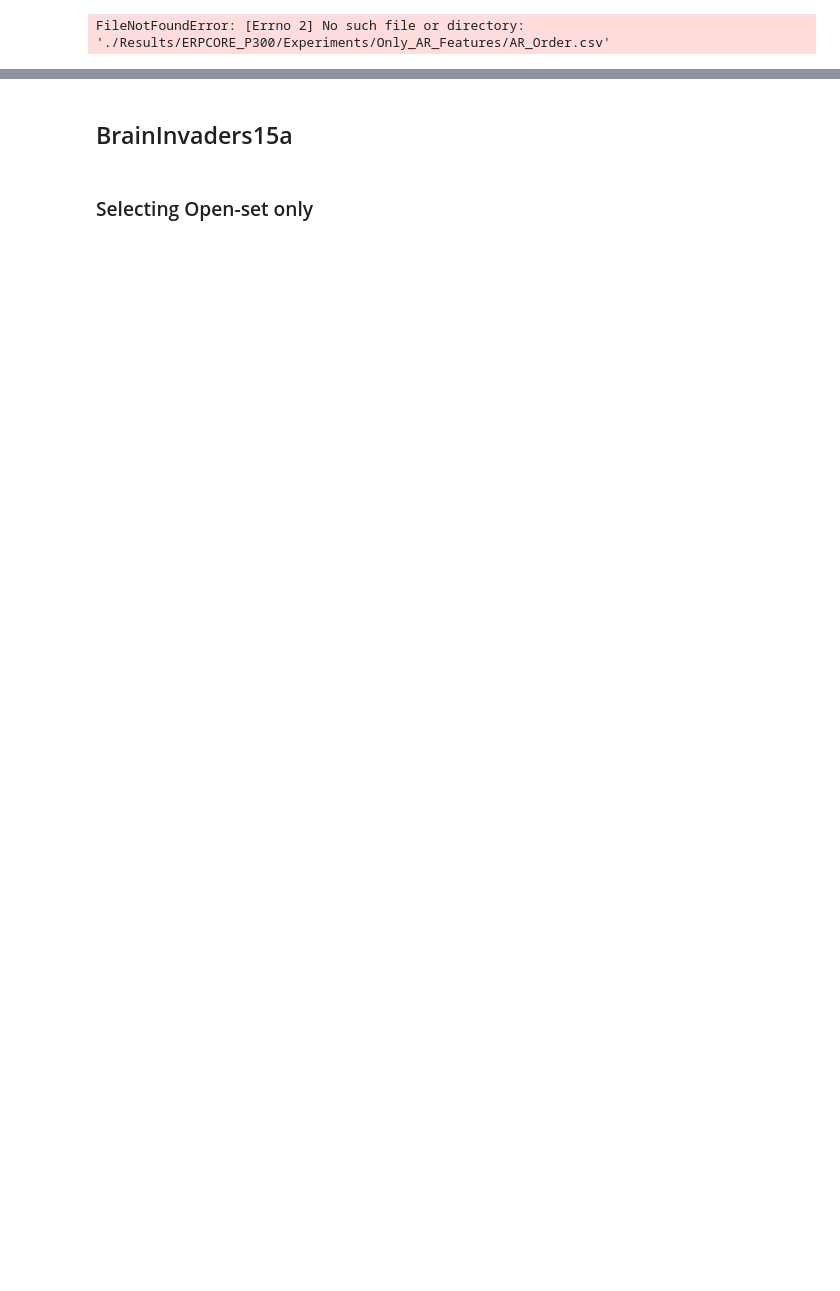
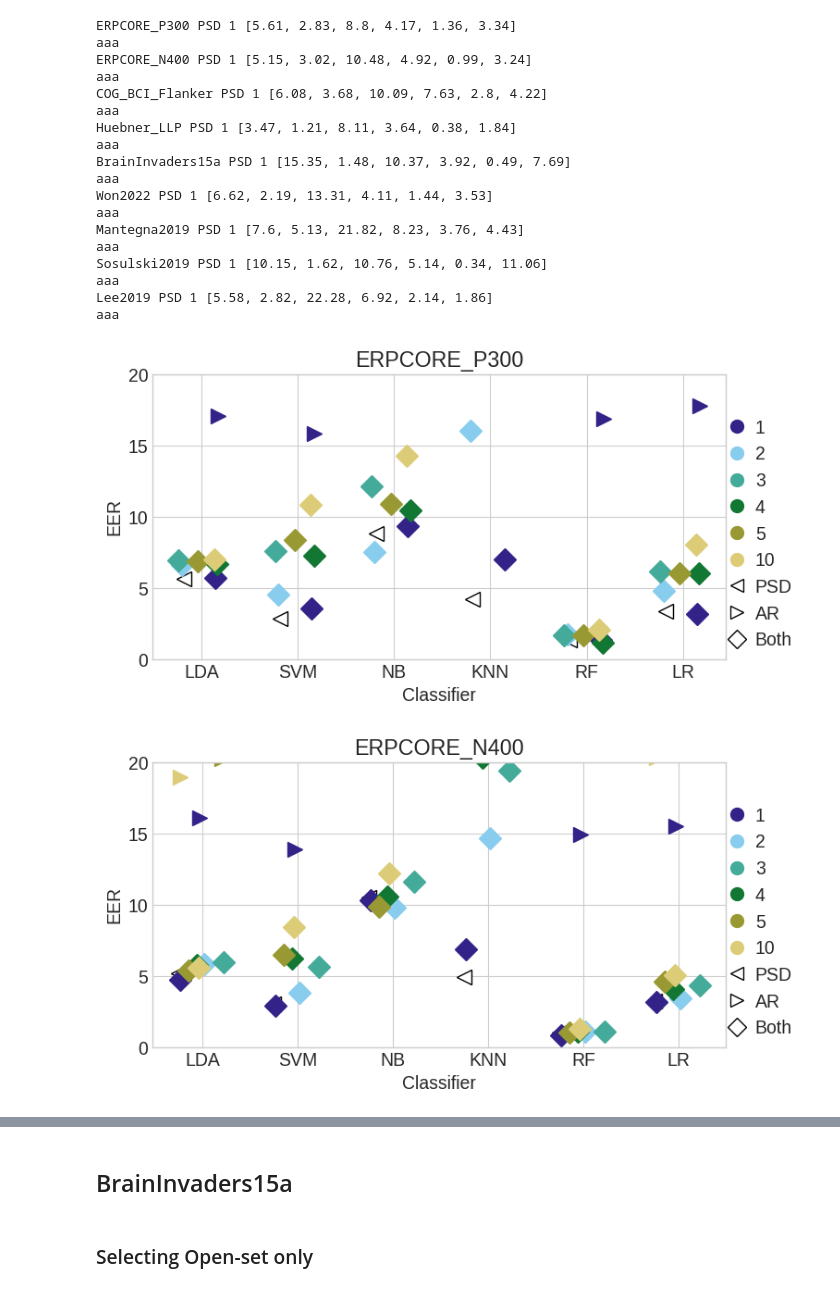
Before and after one commit to Avichaurasia/NeuroIDBench, a Jupyter notebook: Juypter_Notebooks/Feature_Extraction.ipynb, the cells around one changed output, grey strips where cells are left out. Drawn from its saved outputs; the diff is of its cells as text; code cells hidden in the pictures; blank space fills up the shorter version.

```diff
--- a/Juypter_Notebooks/Feature_Extraction.ipynb
+++ b/Juypter_Notebooks/Feature_Extraction.ipynb
@@ -102,6 +102,8 @@ def read_dataset(dname):
     return temp
 # %%
 tasks=["ERPCORE_P300","ERPCORE_N400","COG_BCI_Flanker","Huebner_LLP","BrainInvaders15a","Won2022","Mantegna2019","Sosulski2019","Lee2019"]
+
+f1dic={}
 
 for i in tasks:
     f1dic[i]= read_dataset(i)
@@ -166,32 +168,51 @@ for ta in tasks:
 				continue
 			else:
 				plt2.plot(x+((random()-0.5)/2), f1dic[ta][kk][jjj], color=ppd[jjj], marker=kindd[kk],linestyle='None',markersize=12,label=str(kk)+str(jjj))
 	plt2.xticks(x, model)
 	legend_elements =[ Line2D([0], [0], marker='o', color='#332288', label='1',
 						markerfacecolor='#332288', markersize=10,linestyle='None'),
 					  Line2D([0], [0], marker='o', color='#88CCEE', label='2',
 						markerfacecolor='#88CCEE', markersize=10,linestyle='None'),
 					  Line2D([0], [0], marker='o', color='#44AA99', label='3',
 						markerfacecolor='#44AA99', markersize=10,linestyle='None'),
 					  Line2D([0], [0], marker='o', color='#117733', label='4',
 						markerfacecolor='#117733', markersize=10,linestyle='None'),
 						Line2D([0], [0], marker='o', color='#999933', label='5',
 						markerfacecolor='#999933', markersize=10,linestyle='None'),
 						Line2D([0], [0], marker='o', color='#DDCC77', label='10',
 						markerfacecolor='#DDCC77', markersize=10,linestyle='None'),
 						Line2D([0], [0], marker='<', color='black', label='PSD',
 						markerfacecolor='white', markersize=10,linestyle='None'),
 						Line2D([0], [0], marker='>', color='black', label='AR',
 						markerfacecolor='white', markersize=10,linestyle='None'),
 						Line2D([0], [0], marker='D', color='black', label='Both',
 						markerfacecolor='white', markersize=10,linestyle='None')
 						]
 	plt2.title(ta)
 	plt2.ylim(ymax = 20, ymin = 0)
 	plt2.ylabel('EER')
 	plt2.xlabel('Classifier')
 	plt2.legend(handles=legend_elements, handletextpad=0.0005,bbox_to_anchor=(0.96, 0.9))
 	print("aaa")
-	plt2.savefig("./results2/"+ta+fn+".pdf")
+	plt2.savefig("./plots/"+ta+".pdf")
 # %% [output]
-FileNotFoundError: [Errno 2] No such file or directory: './Results/ERPCORE_P300/Experiments/Only_AR_Features/AR_Order.csv'
+ERPCORE_P300 PSD 1 [5.61, 2.83, 8.8, 4.17, 1.36, 3.34]
+aaa
+ERPCORE_N400 PSD 1 [5.15, 3.02, 10.48, 4.92, 0.99, 3.24]
+aaa
+COG_BCI_Flanker PSD 1 [6.08, 3.68, 10.09, 7.63, 2.8, 4.22]
+aaa
+Huebner_LLP PSD 1 [3.47, 1.21, 8.11, 3.64, 0.38, 1.84]
+aaa
+BrainInvaders15a PSD 1 [15.35, 1.48, 10.37, 3.92, 0.49, 7.69]
+aaa
+Won2022 PSD 1 [6.62, 2.19, 13.31, 4.11, 1.44, 3.53]
+aaa
+Mantegna2019 PSD 1 [7.6, 5.13, 21.82, 8.23, 3.76, 4.43]
+aaa
+Sosulski2019 PSD 1 [10.15, 1.62, 10.76, 5.14, 0.34, 11.06]
+aaa
+Lee2019 PSD 1 [5.58, 2.82, 22.28, 6.92, 2.14, 1.86]
+aaa
+[figure, added]
+[figure, added]
```
Also changed, not shown: parts of 1 cell of this notebook.
